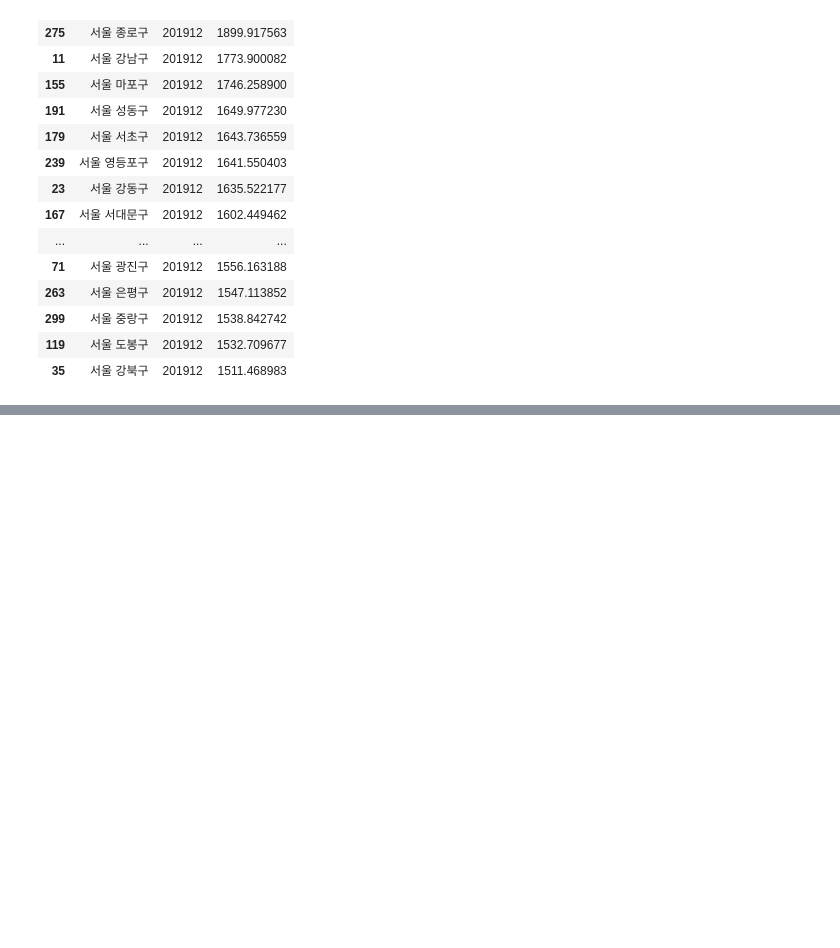
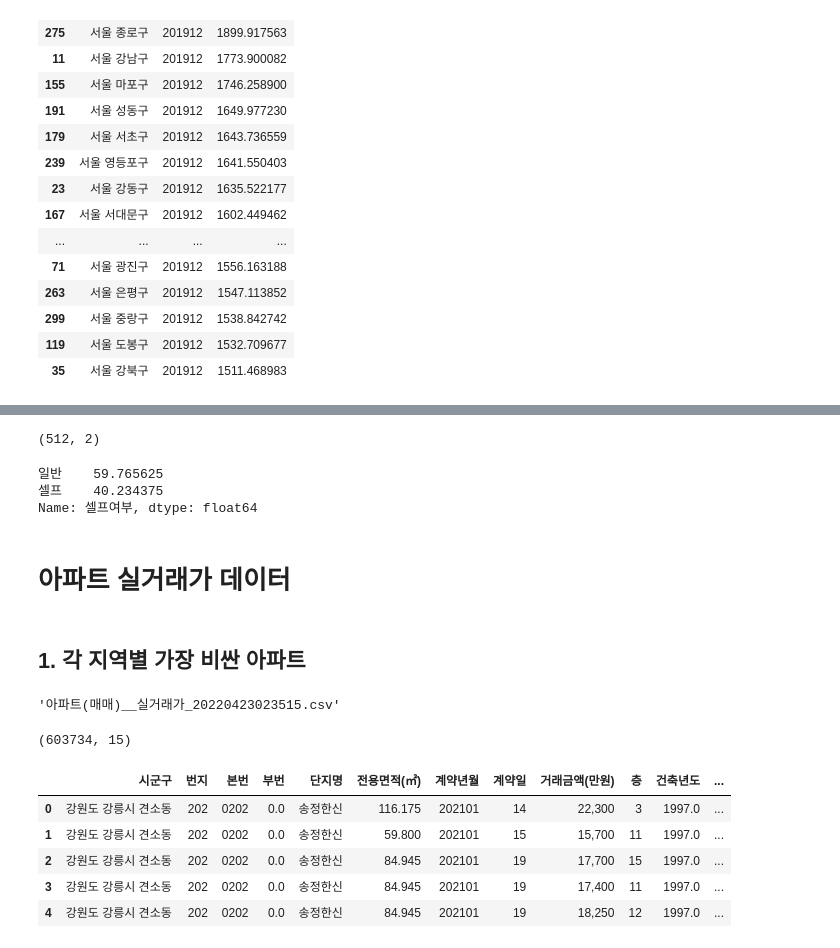
Before and after one commit to minki0415/python-study, a Jupyter notebook: 과제/pandas 문제풀이.ipynb, the cells around one changed output, grey strips where cells are left out. Drawn from its saved outputs; the diff is of its cells as text; code cells hidden in the pictures; blank space fills up the shorter version.

```diff
--- a/과제/pandas 문제풀이.ipynb
+++ b/과제/pandas 문제풀이.ipynb
@@ -209,0 +255,37 @@ df3.loc[df3['기간'] == "201912",:]
+# %%
+df4.shape
+# %% [output]
+(512, 2)
+# %%
+df4['셀프여부'].value_counts()/df4['셀프여부'].value_counts().sum() *100
+# %% [output]
+일반    59.765625
+셀프    40.234375
+Name: 셀프여부, dtype: float64
+# %% [markdown]
+# 아파트 실거래가 데이터
+# %% [markdown]
+## 1. 각 지역별 가장 비싼 아파트
+# %%
+os.listdir("../data/apt")[0]
+# %% [output]
+'아파트(매매)__실거래가_20220423023515.csv'
+# %%
+df_apt_list = []
+for i in range(12):
+    df_apt_list.append(pd.read_csv("../data/apt/"+ os.listdir("../data/apt")[i], encoding="euc-kr", skiprows = 15))
+# %%
+df_apt = pd.concat(df_apt_list)
+# %%
+df_apt.shape
+# %% [output]
+(603734, 15)
+# %%
+df_apt.head()
+# %% [output]
+|  | 시군구 | 번지 | 본번 | 부번 | 단지명 | 전용면적(㎡) | 계약년월 | 계약일 | 거래금액(만원) | 층 | 건축년도 | ... |
+| 0 | 강원도 강릉시 견소동 | 202 | 0202 | 0.0 | 송정한신 | 116.175 | 202101 | 14 | 22,300 | 3 | 1997.0 | ... |
+| 1 | 강원도 강릉시 견소동 | 202 | 0202 | 0.0 | 송정한신 | 59.800 | 202101 | 15 | 15,700 | 11 | 1997.0 | ... |
+| 2 | 강원도 강릉시 견소동 | 202 | 0202 | 0.0 | 송정한신 | 84.945 | 202101 | 19 | 17,700 | 15 | 1997.0 | ... |
+| 3 | 강원도 강릉시 견소동 | 202 | 0202 | 0.0 | 송정한신 | 84.945 | 202101 | 19 | 17,400 | 11 | 1997.0 | ... |
+| 4 | 강원도 강릉시 견소동 | 202 | 0202 | 0.0 | 송정한신 | 84.945 | 202101 | 19 | 18,250 | 12 | 1997.0 | ... |
```
Also changed, not shown: parts of 14 cells of this notebook, 1 other file.
